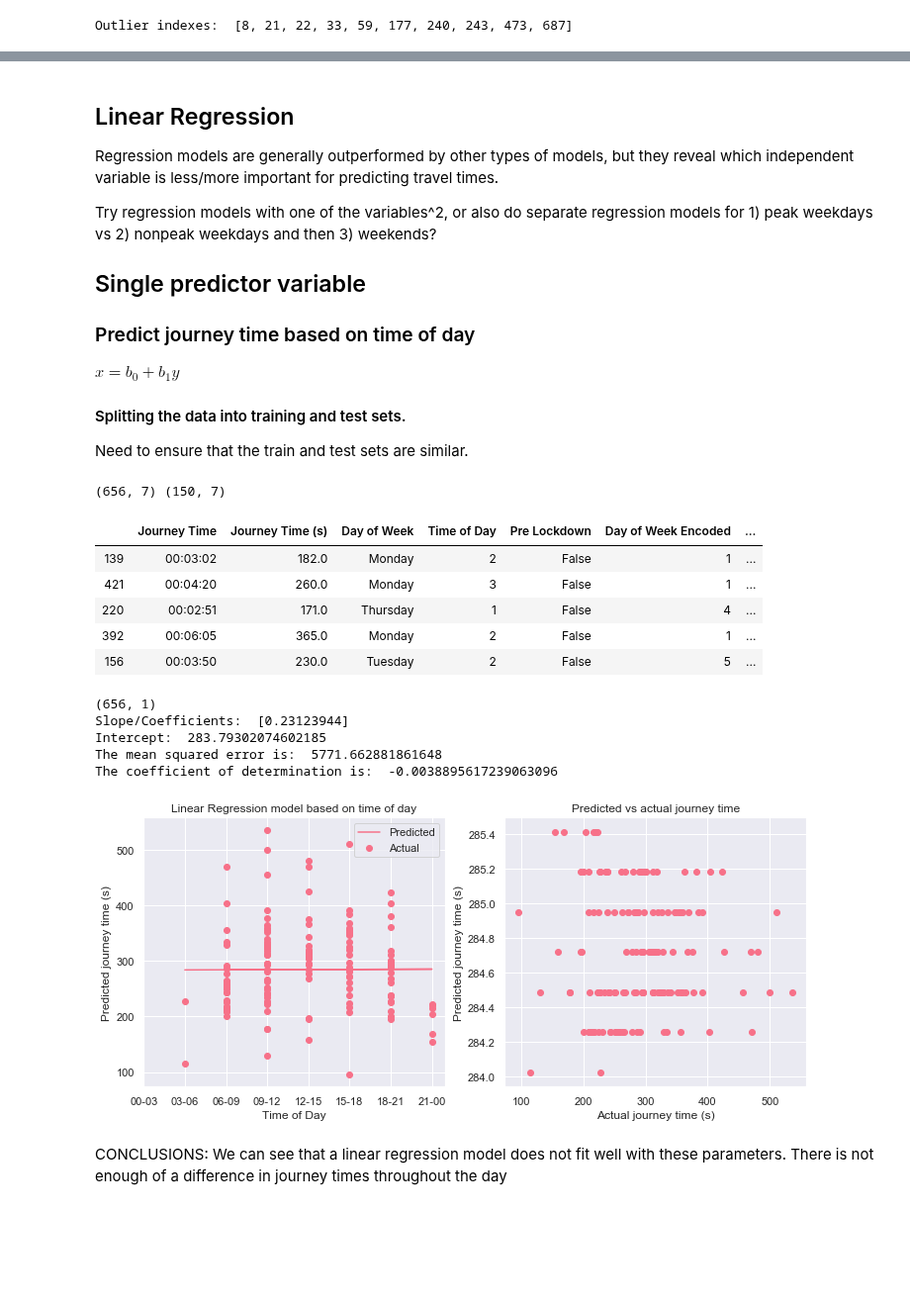
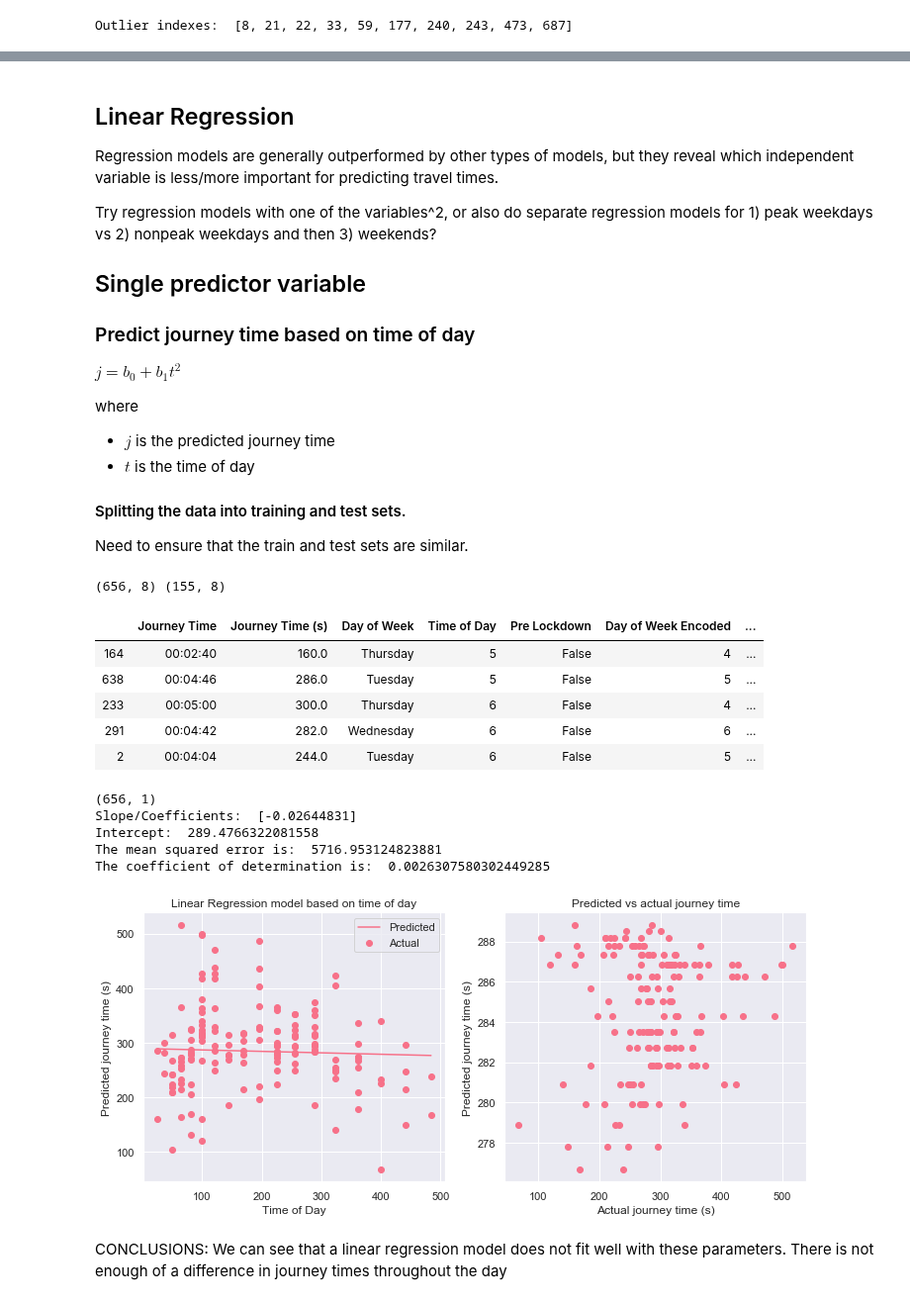
Before and after one commit to serenelc/individual-project-beng, a Jupyter notebook: regression-model.ipynb, the cells around one changed output, grey strips where cells are left out. Shown at 99% size. Drawn from its saved outputs; the diff is of its cells as text; code cells hidden in the pictures; blank space fills up the shorter version.

```diff
--- a/regression-model.ipynb
+++ b/regression-model.ipynb
@@ -252,7 +231,7 @@ for i, journey in phillimore_g.iterrows():
                 d = calendar.day_name[d.weekday()]
                 item.append(d)
 
-                t = get_time_of_day_group(journey['expected_arrival'])
+                t = int(journey['expected_arrival'][11:13])
                 item.append(t)
 
                 c = pre_lockdown(journey['expected_arrival'])
@@ -337,7 +343,11 @@ Try regression models with one of the variables^2, or also do separate regressio
 ## Single predictor variable
 ### Predict journey time based on time of day
 
-$x = b_0 + b_1y$
+$j = b_0 + b_1t^2$
+
+where
+- $j$ is the predicted journey time
+- $t$ is the time of day
 
 #### Splitting the data into training and test sets.
 
@@ -345,6 +355,9 @@ Need to ensure that the train and test sets are similar.
 # %%
 # partition data into 4 groups sorted by time of day
 df_time_of_day = df.sort_values("Time of Day")
+squared = np.square(df['Time of Day'])
+df_time_of_day['Time of Day Squared'] = squared
+
 group1 = df_time_of_day.iloc[:(int(df.shape[0] / 4))]
 group2 = df_time_of_day.iloc[(int(df.shape[0] / 4)):(int(2 * df.shape[0] / 4))]
 group3 = df_time_of_day.iloc[(int(2 * df.shape[0] / 4)):(int(3 * df.shape[0] / 4))]
@@ -358,22 +371,22 @@ training_time_of_day = training_time_of_day.append(group3.sample(frac = 0.8))
 training_time_of_day = training_time_of_day.append(group4.sample(frac = 0.8))
 
 # validation is all the remaining data that wasn't chosen for the training set
-validation_time_of_day = df[~df.apply(tuple,1).isin(training_time_of_day.apply(tuple,1))]
+validation_time_of_day = df_time_of_day[~df_time_of_day.apply(tuple,1).isin(training_time_of_day.apply(tuple,1))]
 print(training_time_of_day.shape, validation_time_of_day.shape)
-training_time_of_day.head()
+validation_time_of_day.head()
 # %% [output]
-(656, 7) (150, 7)
+(656, 8) (155, 8)
 |  | Journey Time | Journey Time (s) | Day of Week | Time of Day | Pre Lockdown | Day of Week Encoded | ... |
-| 139 | 00:03:02 | 182.0 | Monday | 2 | False | 1 | ... |
-| 421 | 00:04:20 | 260.0 | Monday | 3 | False | 1 | ... |
-| 220 | 00:02:51 | 171.0 | Thursday | 1 | False | 4 | ... |
-| 392 | 00:06:05 | 365.0 | Monday | 2 | False | 1 | ... |
-| 156 | 00:03:50 | 230.0 | Tuesday | 2 | False | 5 | ... |
+| 164 | 00:02:40 | 160.0 | Thursday | 5 | False | 4 | ... |
+| 638 | 00:04:46 | 286.0 | Tuesday | 5 | False | 5 | ... |
+| 233 | 00:05:00 | 300.0 | Thursday | 6 | False | 4 | ... |
+| 291 | 00:04:42 | 282.0 | Wednesday | 6 | False | 6 | ... |
+| 2 | 00:04:04 | 244.0 | Tuesday | 6 | False | 5 | ... |
 # %%
 from sklearn.metrics import mean_squared_error, r2_score
 
-x_train_time_of_day = training_time_of_day[['Time of Day']]
-x_test_time_of_day = validation_time_of_day[['Time of Day']]
+x_train_time_of_day = training_time_of_day[['Time of Day Squared']]
+x_test_time_of_day = validation_time_of_day[['Time of Day Squared']]
 y_train_time_of_day = training_time_of_day['Journey Time (s)']
 y_test_time_of_day = validation_time_of_day['Journey Time (s)']
 print(x_train_time_of_day.shape)
@@ -396,29 +409,27 @@ print('The mean squared error is: ', mse_time_of_day)
 print('The coefficient of determination is: ', r2_score_time_of_day)
 # %% [output]
 (656, 1)
-Slope/Coefficients:  [0.23123944]
-Intercept:  283.79302074602185
-The mean squared error is:  5771.662881861648
-The coefficient of determination is:  -0.0038895617239063096
+Slope/Coefficients:  [-0.02644831]
+Intercept:  289.4766322081558
+The mean squared error is:  5716.953124823881
+The coefficient of determination is:  0.0026307580302449285
 # %%
 # Plot outputs
 fig, ax = plt.subplots(figsize=(12,5), nrows = 1, ncols = 2)
 ax[0].scatter(x_test_time_of_day, y_test_time_of_day, label = "Actual")
 ax[0].plot(x_test_time_of_day, y_pred_time_of_day, label = "Predicted")
 ax[0].set_title("Linear Regression model based on time of day")
 ax[0].set_xlabel("Time of Day")
 ax[0].set_ylabel("Predicted journey time (s)")
 ax[0].legend()
-ax[0].set_xticks([0, 1, 2, 3, 4, 5, 6, 7])
-ax[0].set_xticklabels(colour_to_time_label)
 
 ax[1].scatter(y_test_time_of_day, y_pred_time_of_day)
 ax[1].set_title("Predicted vs actual journey time")
 ax[1].set_xlabel("Actual journey time (s)")
 ax[1].set_ylabel("Predicted journey time (s)")
 plt.show()
 # %% [output]
-[figure, old version]
+[figure, new version]
 # %% [markdown]
 CONCLUSIONS:
 We can see that a linear regression model does not fit well with these parameters. There is not enough of a difference in journey times throughout the day
```
Also changed, not shown: parts of 9 cells of this notebook, 47 other files.
